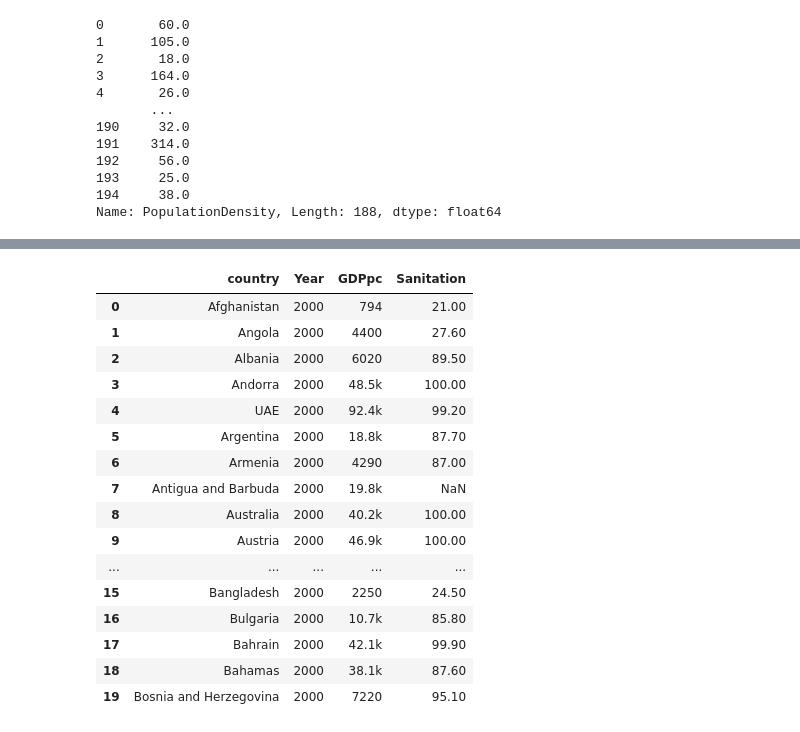
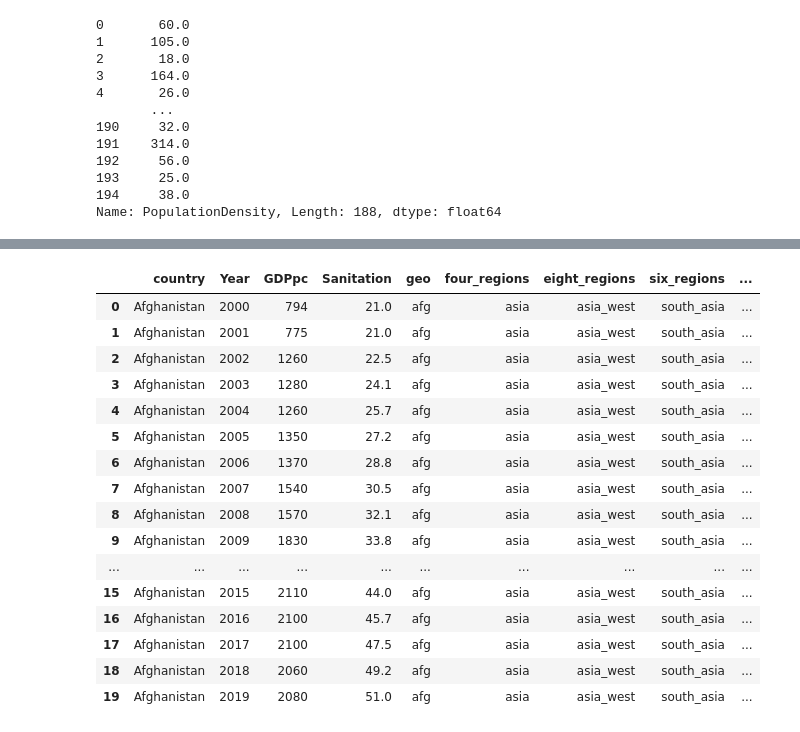
Before and after one commit to henrygit2001/FinalProject512, a Jupyter notebook: Countries.ipynb, the cells around one changed output, grey strips where cells are left out. Drawn from its saved outputs; the diff is of its cells as text; code cells hidden in the pictures.

```diff
--- a/Countries.ipynb
+++ b/Countries.ipynb
@@ -161,30 +161,35 @@ alt.vconcat(countries, birth_rate, agricultural_land).properties(spacing=10)
 # %%
 gap = pd.read_csv('gdp_pcap.csv')
 gap = gap.melt(id_vars=['country'], var_name="Year", value_name='GDPpc')
 
 gap2 = pd.read_csv('at_least_basic_sanitation_overall_access_percent.csv')
 gap2 = gap2.melt(id_vars=['country'], var_name="Year", value_name='Sanitation')
 
+region = pd.read_csv('Data Geographies - v2 - by Gapminder - list-of-countries-etc.csv')
+region.columns = region.columns.str.replace('name', 'country')
+
 gapcombo = pd.merge(gap, gap2, on=['country','Year'])#,how='outer')
+gapcombo = pd.merge(gapcombo, region, on=['country'])
+
 gapcombo.head(20)
 # %% [output]
-|  | country | Year | GDPpc | Sanitation |
-| 0 | Afghanistan | 2000 | 794 | 21.00 |
-| 1 | Angola | 2000 | 4400 | 27.60 |
-| 2 | Albania | 2000 | 6020 | 89.50 |
-| 3 | Andorra | 2000 | 48.5k | 100.00 |
-| 4 | UAE | 2000 | 92.4k | 99.20 |
-| 5 | Argentina | 2000 | 18.8k | 87.70 |
-| 6 | Armenia | 2000 | 4290 | 87.00 |
-| 7 | Antigua and Barbuda | 2000 | 19.8k | NaN |
-| 8 | Australia | 2000 | 40.2k | 100.00 |
-| 9 | Austria | 2000 | 46.9k | 100.00 |
-| ... | ... | ... | ... | ... |
-| 15 | Bangladesh | 2000 | 2250 | 24.50 |
-| 16 | Bulgaria | 2000 | 10.7k | 85.80 |
-| 17 | Bahrain | 2000 | 42.1k | 99.90 |
-| 18 | Bahamas | 2000 | 38.1k | 87.60 |
-| 19 | Bosnia and Herzegovina | 2000 | 7220 | 95.10 |
+|  | country | Year | GDPpc | Sanitation | geo | four_regions | eight_regions | six_regions | ... |
+| 0 | Afghanistan | 2000 | 794 | 21.0 | afg | asia | asia_west | south_asia | ... |
+| 1 | Afghanistan | 2001 | 775 | 21.0 | afg | asia | asia_west | south_asia | ... |
+| 2 | Afghanistan | 2002 | 1260 | 22.5 | afg | asia | asia_west | south_asia | ... |
+| 3 | Afghanistan | 2003 | 1280 | 24.1 | afg | asia | asia_west | south_asia | ... |
+| 4 | Afghanistan | 2004 | 1260 | 25.7 | afg | asia | asia_west | south_asia | ... |
+| 5 | Afghanistan | 2005 | 1350 | 27.2 | afg | asia | asia_west | south_asia | ... |
+| 6 | Afghanistan | 2006 | 1370 | 28.8 | afg | asia | asia_west | south_asia | ... |
+| 7 | Afghanistan | 2007 | 1540 | 30.5 | afg | asia | asia_west | south_asia | ... |
+| 8 | Afghanistan | 2008 | 1570 | 32.1 | afg | asia | asia_west | south_asia | ... |
+| 9 | Afghanistan | 2009 | 1830 | 33.8 | afg | asia | asia_west | south_asia | ... |
+| ... | ... | ... | ... | ... | ... | ... | ... | ... | ... |
+| 15 | Afghanistan | 2015 | 2110 | 44.0 | afg | asia | asia_west | south_asia | ... |
+| 16 | Afghanistan | 2016 | 2100 | 45.7 | afg | asia | asia_west | south_asia | ... |
+| 17 | Afghanistan | 2017 | 2100 | 47.5 | afg | asia | asia_west | south_asia | ... |
+| 18 | Afghanistan | 2018 | 2060 | 49.2 | afg | asia | asia_west | south_asia | ... |
+| 19 | Afghanistan | 2019 | 2080 | 51.0 | afg | asia | asia_west | south_asia | ... |
 # %%
 
 graph = alt.Chart(gapcombo).mark_circle().encode(
```
Also changed, not shown: parts of 1 cell of this notebook.
